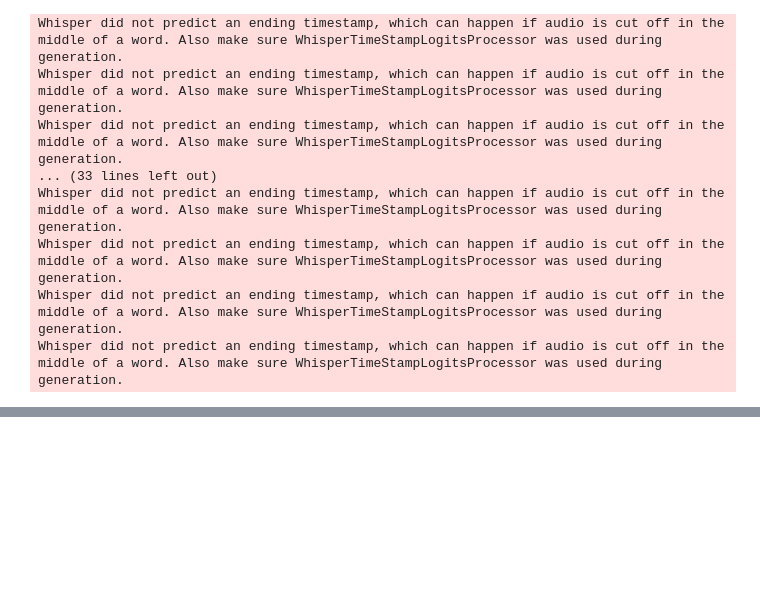
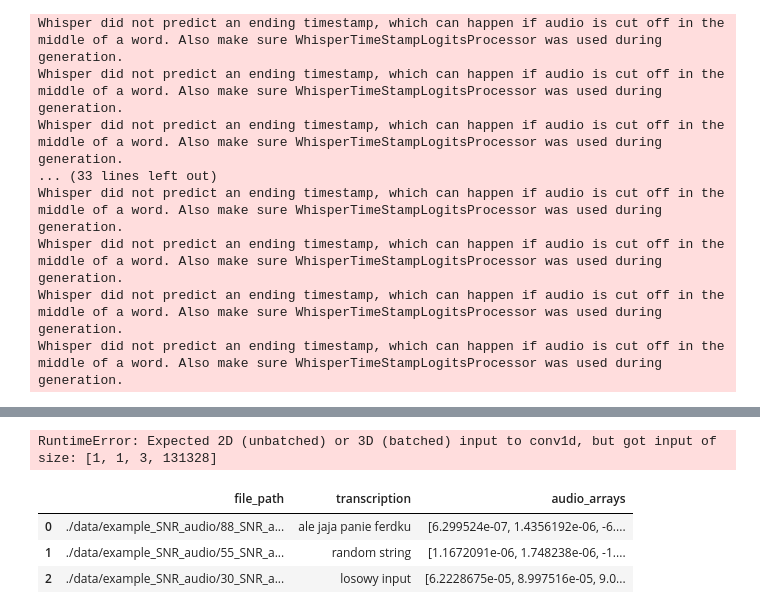
Before and after one commit to eryk0wski/ASR-SNR-Research, a Jupyter notebook: mode_testing.ipynb, the cells around one changed output, grey strips where cells are left out. Saved outputs shown, nothing was run; the diff lists cells and outputs as text; code cells hidden in the pictures; blank space fills up the shorter version.

Commit message:
Adding another model
Adding another model to testing

```diff
--- a/mode_testing.ipynb
+++ b/mode_testing.ipynb
@@ -120,0 +169,9 @@ df_audio.to_parquet('./data/parquets/Whisper_SNR_WER.gzip', compression = 'gzip'
+# %%
+def speech_file_to_array_fn(batch):
+    speech_array, sampling_rate = librosa.load(batch["path"], sr=16_000)
+    batch["speech"] = speech_array
+    batch["sentence"] = batch["sentence"].upper()
+    return batch
+# %%
+test_df = pd.DataFrame({'file_path': ['./data/example_SNR_audio/88_SNR_audio_file.wav','./data/example_SNR_audio/55_SNR_audio_file.wav','./data/example_SNR_audio/30_SNR_audio_file.wav'],
+                        'transcription' : ['ale jaja panie ferdku', 'random string', 'losowy input' ]})
@@ -120,0 +180,12 @@ df_audio.to_parquet('./data/parquets/Whisper_SNR_WER.gzip', compression = 'gzip'
+# %%
+def speech_file_to_array_fn(batch,input_column,output_column):
+    sound_arrays = []
+    for path in batch[input_column]:
+        speech_array, sampling_rate = librosa.load(path, sr=16_000)
+        sound_arrays.append(speech_array)
+
+    batch[output_column] = sound_arrays
+
+    return batch
+
+test_df = speech_file_to_array_fn(test_df, 'file_path', 'audio_arrays')
@@ -120,0 +195,21 @@ df_audio.to_parquet('./data/parquets/Whisper_SNR_WER.gzip', compression = 'gzip'
+# %%
+with torch.no_grad():
+    logits = model(inputs.input_values, attention_mask=inputs.attention_mask).logits
+
+predicted_ids = torch.argmax(logits, dim=-1)
+predicted_sentences = processor.batch_decode(predicted_ids)
+
+print(predicted_sentences)
+'''for i, predicted_sentence in enumerate(predicted_sentences):
+    print("-" * 100)
+    print("Reference:", test_dataset[i]["sentence"])
+    print("Prediction:", predicted_sentence)'''
+# %% [output]
+RuntimeError: Expected 2D (unbatched) or 3D (batched) input to conv1d, but got input of size: [1, 1, 3, 131328]
+# %%
+test_df
+# %% [output]
+|  | file_path | transcription | audio_arrays |
+| 0 | ./data/example_SNR_audio/88_SNR_a... | ale jaja panie ferdku | [6.299524e-07, 1.4356192e-06, -6.... |
+| 1 | ./data/example_SNR_audio/55_SNR_a... | random string | [1.1672091e-06, 1.748238e-06, -1.... |
+| 2 | ./data/example_SNR_audio/30_SNR_a... | losowy input | [6.2228675e-05, 8.997516e-05, 9.0... |
```
Also changed, not shown: parts of 15 cells of this notebook, 2 other files.
